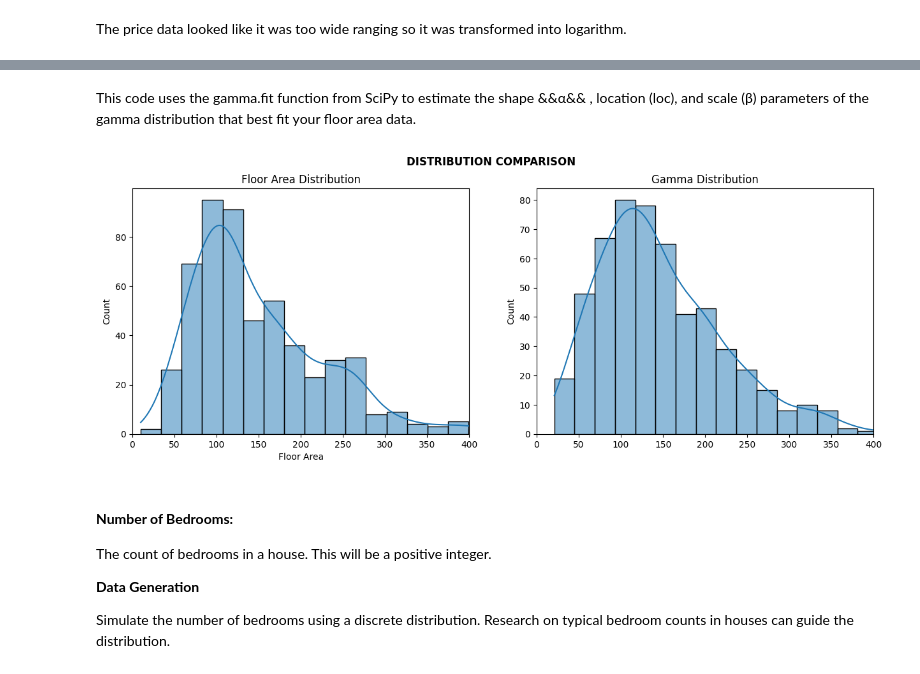
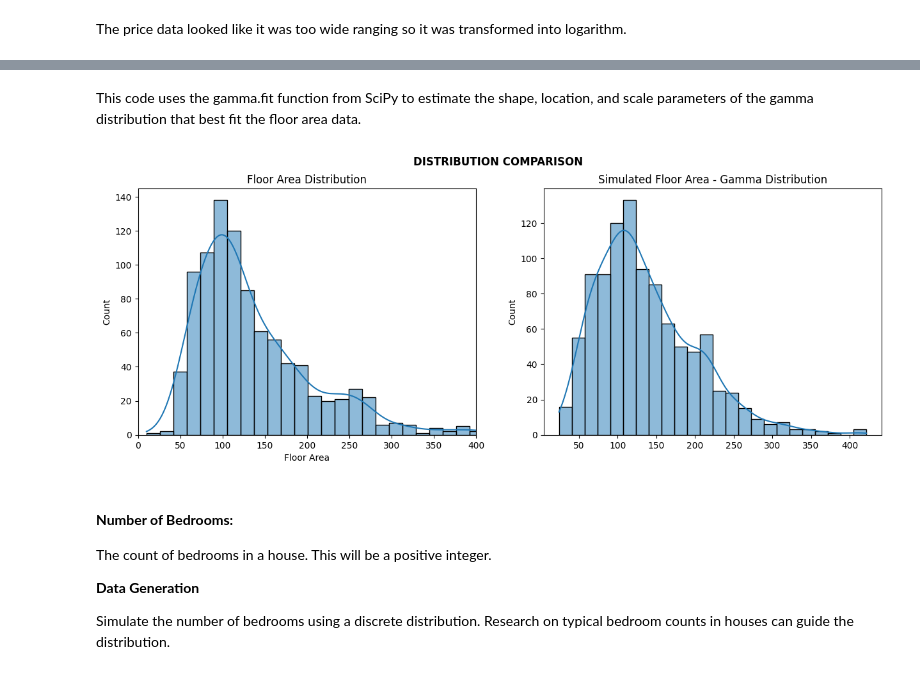
Before and after one commit to damienfarrell/prog-data-p1, a Jupyter notebook: Project_1.ipynb, the cells around one changed output, grey strips where cells are left out. Cells and saved outputs as stored; diff of their text form; code cells hidden in the pictures.

```diff
--- a/Project_1.ipynb
+++ b/Project_1.ipynb
@@ -94,7 +95,7 @@ def daft_scraper(num_of_pages_to_scrape = 11):
         for item in data:
             df_list.append(item)
 
-        time.sleep(0.1)
+        time.sleep(0)
 
     scraped_df = pd.DataFrame(df_list)
 
@@ -105,6 +106,6 @@ def daft_scraper(num_of_pages_to_scrape = 11):
 
     return scraped_df
 # %%
-scraped_df = daft_scraper(51)
+scraped_df = daft_scraper(101)
 # %% [output]
 Gathering Page:
@@ -115,14 +116,12 @@ df["Price"] = scraped_df["Price"].fillna(0).astype(int)
 df["Bedrooms"] = scraped_df["Bedrooms"].fillna(0).astype(int)
 df["Floor Area"] = scraped_df["Floor Area"].fillna(0).astype(int)
 df["Property Type"] = scraped_df["Property Type"].astype("category")
-df["Eircode"] = scraped_df["Address"].str.rsplit(',', n=1).str[-1]
-df["Eircode"] = df["Eircode"].str[:4]
+df["County"] = scraped_df["County"].str.rsplit(',', n=2).str[-2]
+df["County"] = df["County"].str.split('.', n=1).str[1]
 
-df = df[(df["Price"] != 0) & (df["Bedrooms"] != 0) & (df["Floor Area"] != 0) & (df["Property Type"] != "Site") & (df["Price"] < 2_000_000) & (df["Floor Area"] < 500)]
+df = df[(df["Price"] != 0) & (df["Bedrooms"] != 0) & (df["Floor Area"] != 0) & (df["Property Type"] != "Site") & (df["Price"] < 2_000_000) & (df["Floor Area"] < 500) & (df["Bedrooms"] <= 8)]
 
 df.dropna(inplace=True)
 df["Property Type"] = df["Property Type"].cat.remove_unused_categories()
 
-df["Eircode"].replace(["Co.", "Dub"], np.nan, inplace=True)
-
 df.reset_index(drop=True, inplace=True)
@@ -252,23 +239,22 @@ distribution_test(transformed_floor_area)
 # %% [markdown]
-This code uses the gamma.fit function from SciPy to estimate the shape &&α&& , location (loc), and scale (β) parameters of the gamma distribution that best fit your floor area data.
+This code uses the gamma.fit function from SciPy to estimate the shape, location, and scale parameters of the gamma distribution that best fit the floor area data.
 # %%
 alpha, loc, beta = stats.gamma.fit(df["Floor Area"])
 
 # Generate random samples from the fitted distribution
-gamma_samples = gamma.rvs(alpha, loc=loc, scale=beta, size=len(df["Floor Area"]))
+simulated_floor_area = gamma.rvs(alpha, loc=loc, scale=beta, size=num_samples)
 # %%
 figure, axes = plt.subplots(1, 2, figsize=(15, 5))
 figure.suptitle('DISTRIBUTION COMPARISON', fontweight='bold')
 
 axes[0].set_title('Floor Area Distribution')
 axes[0].set_xlim(0, 400)
 sns.histplot(df["Floor Area"], kde=True, ax=axes[0])
 
-axes[1].set_title('Gamma Distribution')
-axes[1].set_xlim(0, 400)
-sns.histplot(gamma_samples, kde=True, ax=axes[1]);
+axes[1].set_title('Simulated Floor Area - Gamma Distribution')
+sns.histplot(simulated_floor_area, kde=True, ax=axes[1]);
 # %% [output]
-[figure, old version]
+[figure, new version]
 # %% [markdown]
 #### **Number of Bedrooms:**
 
```
Also changed, not shown: parts of 39 cells of this notebook.
